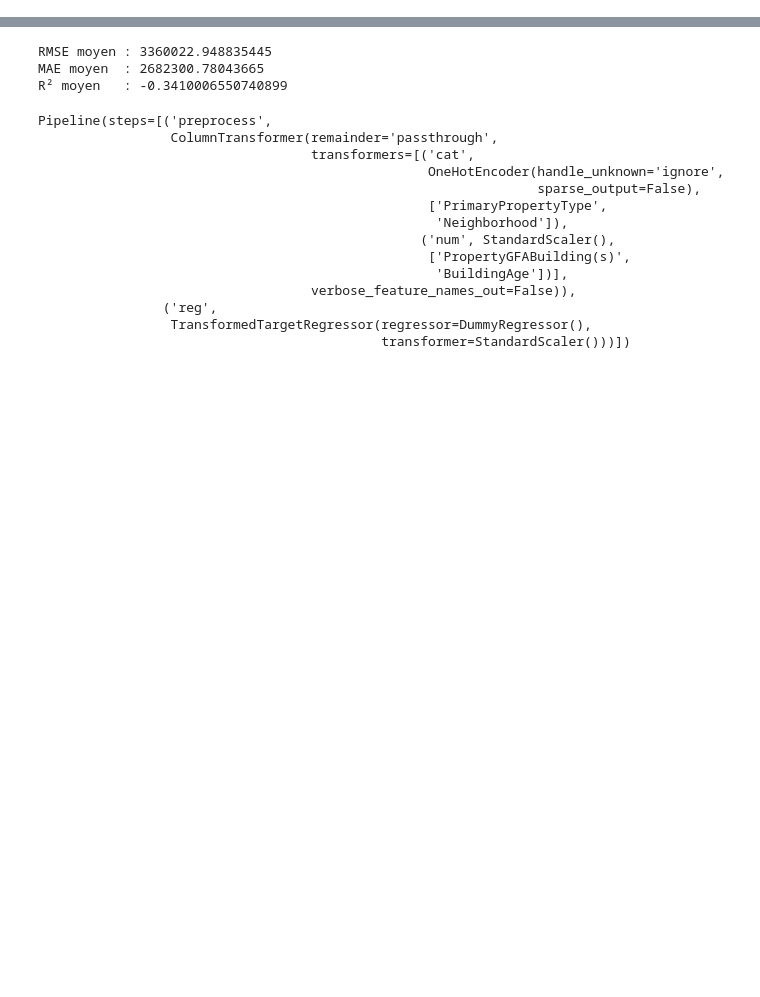
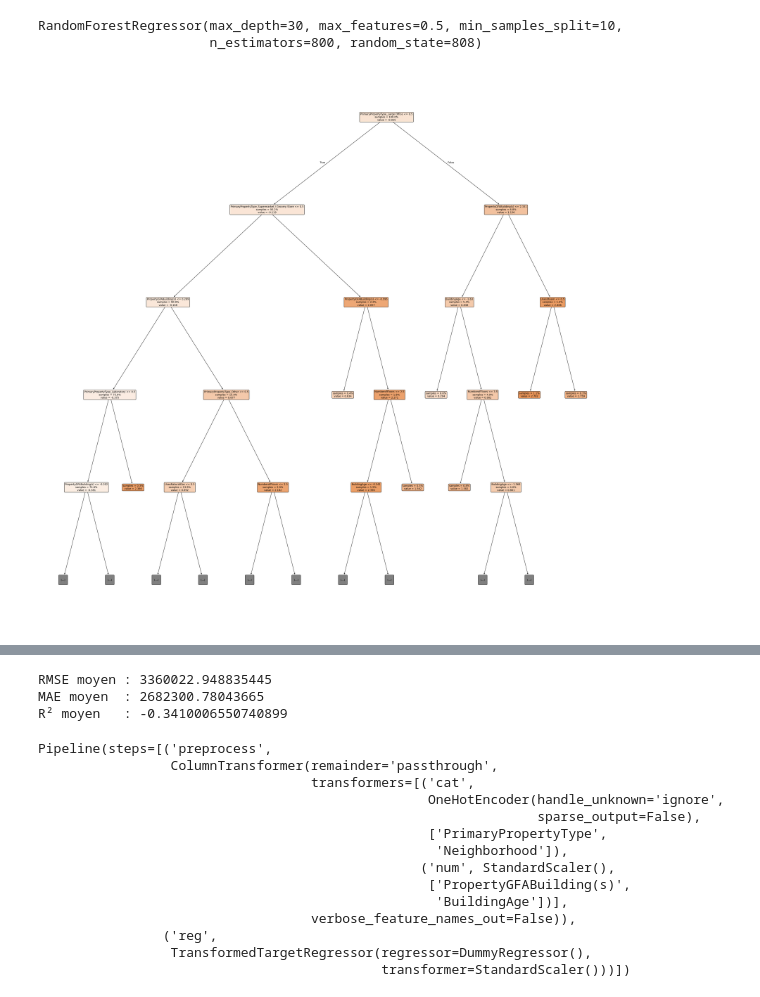
Before and after one commit to nigeldellamore66-crypto/Projet6-OPC-ML-Conso-Bat, a Jupyter notebook: ml_testing.ipynb, the cells around one changed output, grey strips where cells are left out. Cells and saved outputs as stored; diff of their text form; code cells hidden in the pictures; blank space fills up the shorter version.

```diff
--- a/ml_testing.ipynb
+++ b/ml_testing.ipynb
@@ -72,0 +91,35 @@ X_train, X_test, y_train, y_test = train_test_split(
+# %%
+# Entraînement du RF sans pipeline
+
+rf = RandomForestRegressor(
+    n_estimators=800,
+    random_state=808,
+    max_depth=30,
+    max_features=0.5,
+    min_samples_leaf=1,
+    min_samples_split=10
+)
+
+rf.fit(X_train_trans, y_train_scaled)
+# %% [output]
+RandomForestRegressor(max_depth=30, max_features=0.5, min_samples_split=10,
+                      n_estimators=800, random_state=808)
+# %%
+# Tree_plot du model RF
+
+tree = rf.estimators_[0]
+
+plt.figure(figsize=(40,40))
+plot_tree(
+    tree,
+    feature_names=feature_names,
+    filled=True,
+    max_depth=4,
+    impurity=False,     # enlève la variance
+    proportion=True,   # valeurs normalisées
+    rounded=True,
+    fontsize=10
+)
+plt.show()
+# %% [output]
+[figure, added]
```
Also changed, not shown: parts of 14 cells of this notebook.
